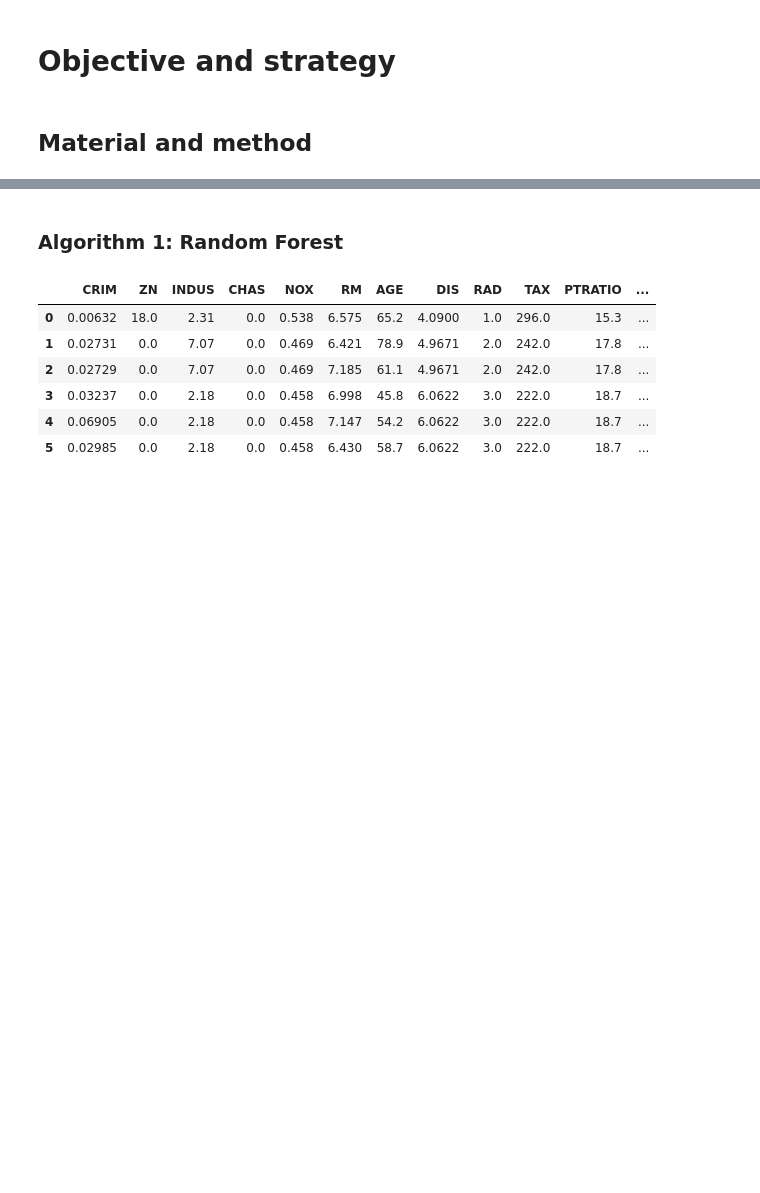
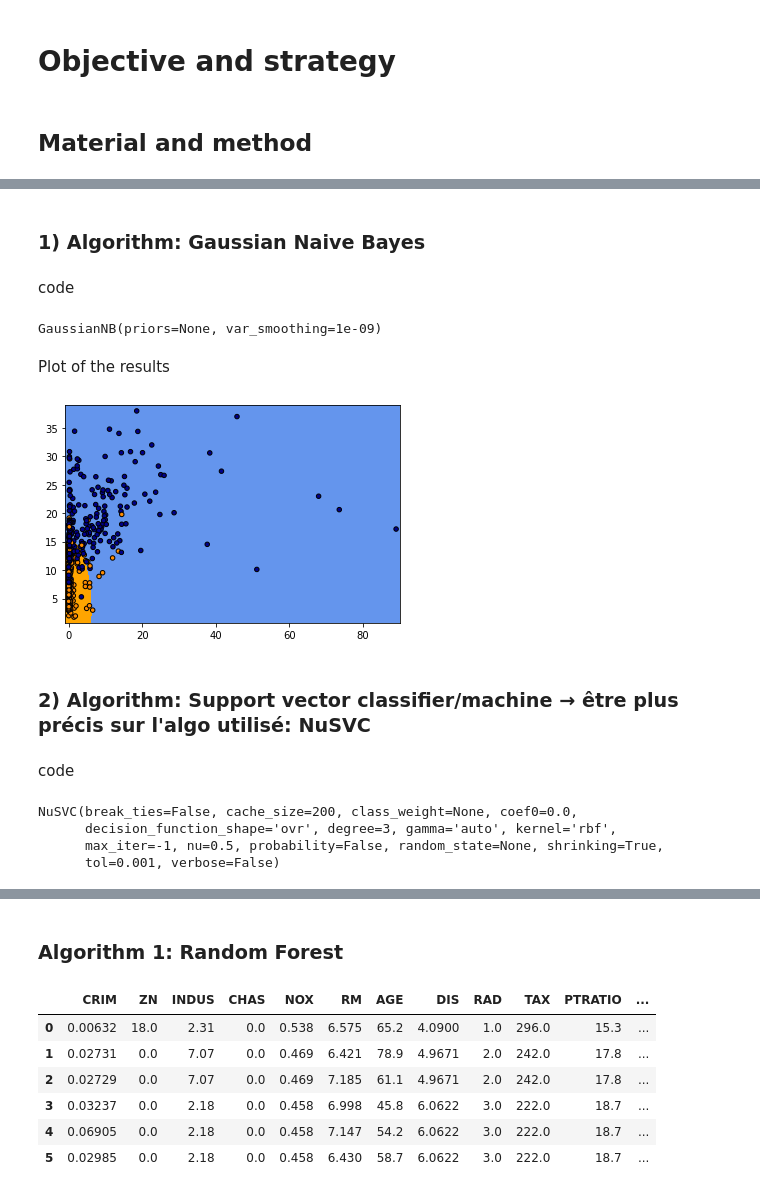
Before and after one commit to sofros/SFML_INFO_F422, a Jupyter notebook: Classification_Notebook.ipynb, the cells around one changed output, grey strips where cells are left out. Saved outputs shown, nothing was run; the diff lists cells and outputs as text; code cells hidden in the pictures; blank space fills up the shorter version.

Commit message:
version implementation du code du notebook de classification 4 algo

```diff
--- a/Classification_Notebook.ipynb
+++ b/Classification_Notebook.ipynb
@@ -16,0 +60,55 @@ Date: XXXXX
+# %%
+from sklearn.model_selection import train_test_split
+
+x_train, x_test, y_train, y_test = train_test_split(X, Y, test_size = .2, random_state = 25)
+# %% [markdown]
+### 1) Algorithm: Gaussian Naive Bayes
+# %% [markdown]
+code
+# %%
+from sklearn.naive_bayes import GaussianNB
+
+model = GaussianNB()
+model.fit(x_train, y_train)
+# %% [output]
+GaussianNB(priors=None, var_smoothing=1e-09)
+# %% [markdown]
+Plot of the results
+# %%
+from matplotlib.colors import ListedColormap
+
+cmap_light = ListedColormap(['orange', 'cyan', 'cornflowerblue'])
+cmap_bold = ListedColormap(['darkorange', 'c', 'darkblue'])
+
+x_min, x_max = X[:, 0].min() - 1, X[:, 0].max() + 1
+y_min, y_max = X[:, 1].min() - 1, X[:, 1].max() + 1
+xx, yy = np.meshgrid(np.arange(x_min, x_max, 0.02),np.arange(y_min, y_max, 0.02))
+Z = model.predict(np.c_[xx.ravel(), yy.ravel()])
+
+# Put the result into a color plot
+Z = Z.reshape(xx.shape)
+plt.figure()
+plt.pcolormesh(xx, yy, Z, cmap=cmap_light)
+
+# Plot also the training points
+plt.scatter(X[:, 0], X[:, 1], c=Y, cmap=cmap_bold,edgecolor='k', s=20)
+plt.xlim(xx.min(), xx.max())
+plt.ylim(yy.min(), yy.max())
+
+plt.show()
+# %% [output]
+[figure, added]
+# %% [markdown]
+### 2) Algorithm: Support vector classifier/machine → être plus précis sur l'algo utilisé: NuSVC
+# %% [markdown]
+code
+# %%
+from sklearn import svm
+
+model = svm.NuSVC(gamma='auto')
+model.fit(x_train, y_train)
+# %% [output]
+NuSVC(break_ties=False, cache_size=200, class_weight=None, coef0=0.0,
+      decision_function_shape='ovr', degree=3, gamma='auto', kernel='rbf',
+      max_iter=-1, nu=0.5, probability=False, random_state=None, shrinking=True,
+      tol=0.001, verbose=False)
```
Also changed, not shown: parts of 15 cells of this notebook.
